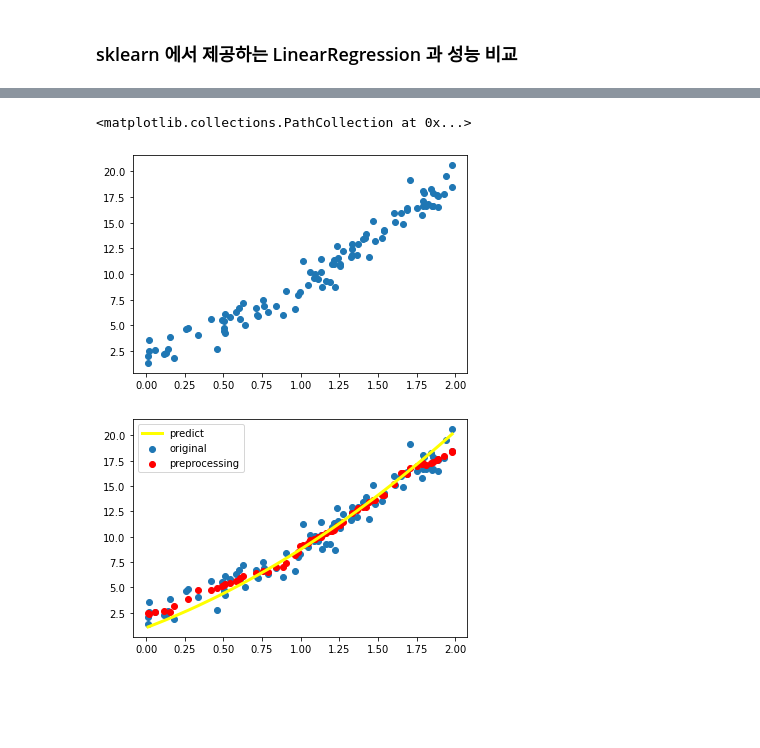
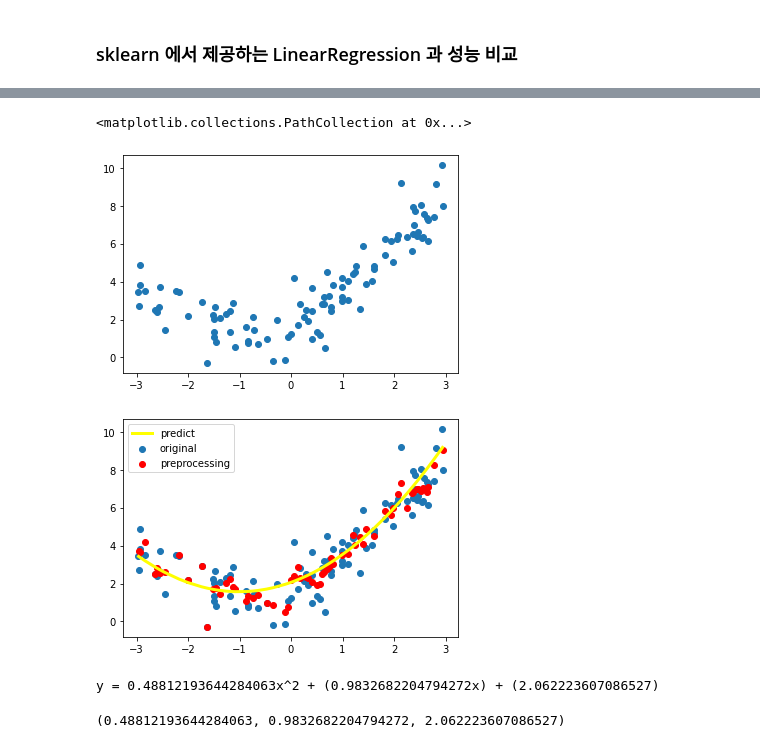
Before and after one commit to SimplePro/PcmLinearRegression, a Jupyter notebook: CustomML/test.ipynb, the cells around one changed output, grey strips where cells are left out. Saved outputs shown, nothing was run; the diff lists cells and outputs as text; code cells hidden in the pictures; blank space fills up the shorter version.

```diff
--- a/CustomML/test.ipynb
+++ b/CustomML/test.ipynb
@@ -244,20 +244,25 @@ print(pim_rmse - sk_rmse)
 # %%
-pimDegree2 = PimLinearRegression(up_rate=5, dp=0.1, scale=4, degree=2)
+pimDegree2 = PimLinearRegression(epoch=10000, dp=0.1, scale=3, degree=2)
 
 np.random.seed(49)
-X = np.round(2 * np.random.rand(100, 1), 3)
-y = np.round((2 * X**2) + (5*X) + 2 + np.random.randn(100, 1), 4)
+X = np.round(6 * np.random.rand(100, 1) - 3, 3)
+y = 0.5 * X**2 + X + 2 + np.random.randn(100, 1)
 
 X = np.ravel(X, order="C")
 y = np.ravel(y, order="C")
 
 plt.scatter(X, y)
 # %% [output]
 <matplotlib.collections.PathCollection at 0x...>
-[figure, old version]
+[figure, new version]
 # %%
 pimDegree2.fit(X, y)
 # %%
 pimDegree2.evaluation_graph(X, y)
 # %% [output]
-[figure, old version]
+[figure, new version]
+# %%
+pimDegree2.info()
+# %% [output]
+y = 0.48812193644284063x^2 + (0.9832682204794272x) + (2.062223607086527)
+(0.48812193644284063, 0.9832682204794272, 2.062223607086527)
```
Also changed, not shown: parts of 27 cells of this notebook.
